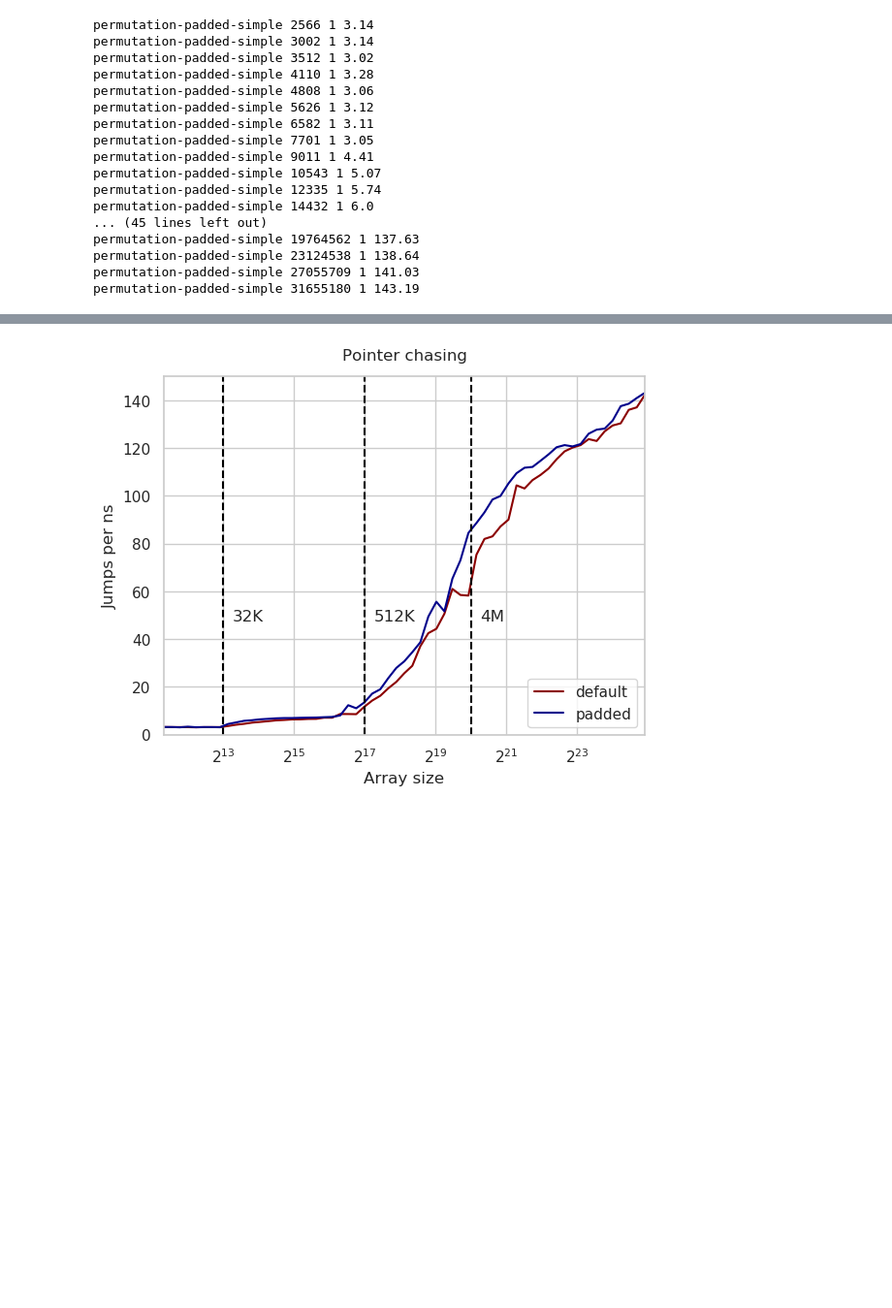
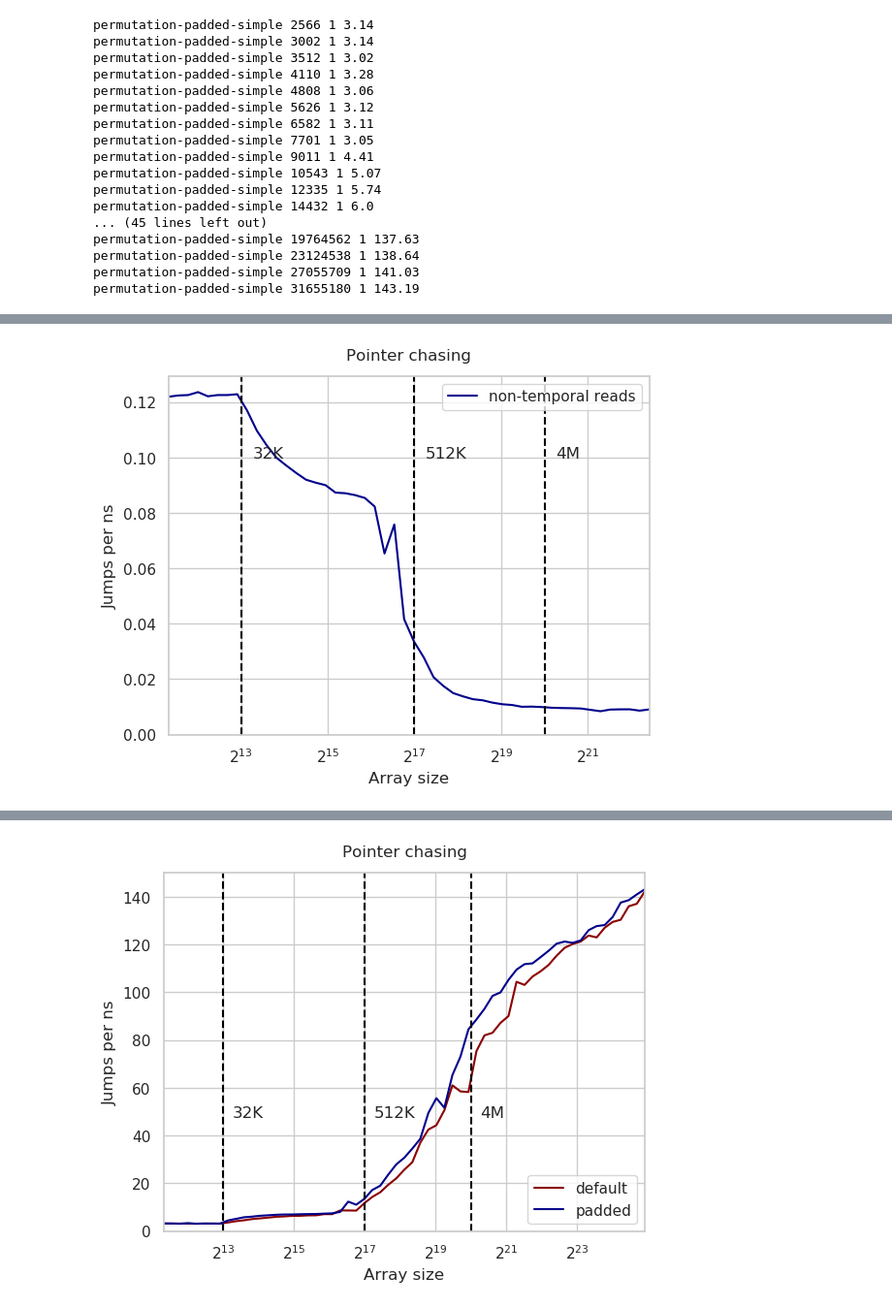
Before and after one commit to sslotin/amh-code, a Jupyter notebook: cpu-cache/plot.ipynb, the cells around one changed output, grey strips where cells are left out. Shown at 97% size. Saved outputs shown, nothing was run; the diff lists cells and outputs as text; code cells hidden in the pictures; blank space fills up the shorter version.

Commit message:
non-temporal permutation

```diff
--- a/cpu-cache/plot.ipynb
+++ b/cpu-cache/plot.ipynb
@@ -1090,0 +1107,2 @@ permutation-padded-simple 31655180 1 143.19
+# %%
+p_nt = [bench('permutation-nt', n=n) for n in ns]
@@ -1090,0 +1127,6 @@ permutation-padded-simple 31655180 1 143.19
+# %%
+#plt.plot(ns, p_sharing[:len(ns)], color='darkred', label='random reads')
+plt.plot(ns, [1 / x for x in p_nt], color='darkblue', label='non-temporal reads')
+plot("Pointer chasing", "Jumps per ns", 'permutation-non-temporal.svg', 0.1, True)
+# %% [output]
+[figure, added]
```
Also changed, not shown: parts of 7 cells of this notebook, 1 other file.
